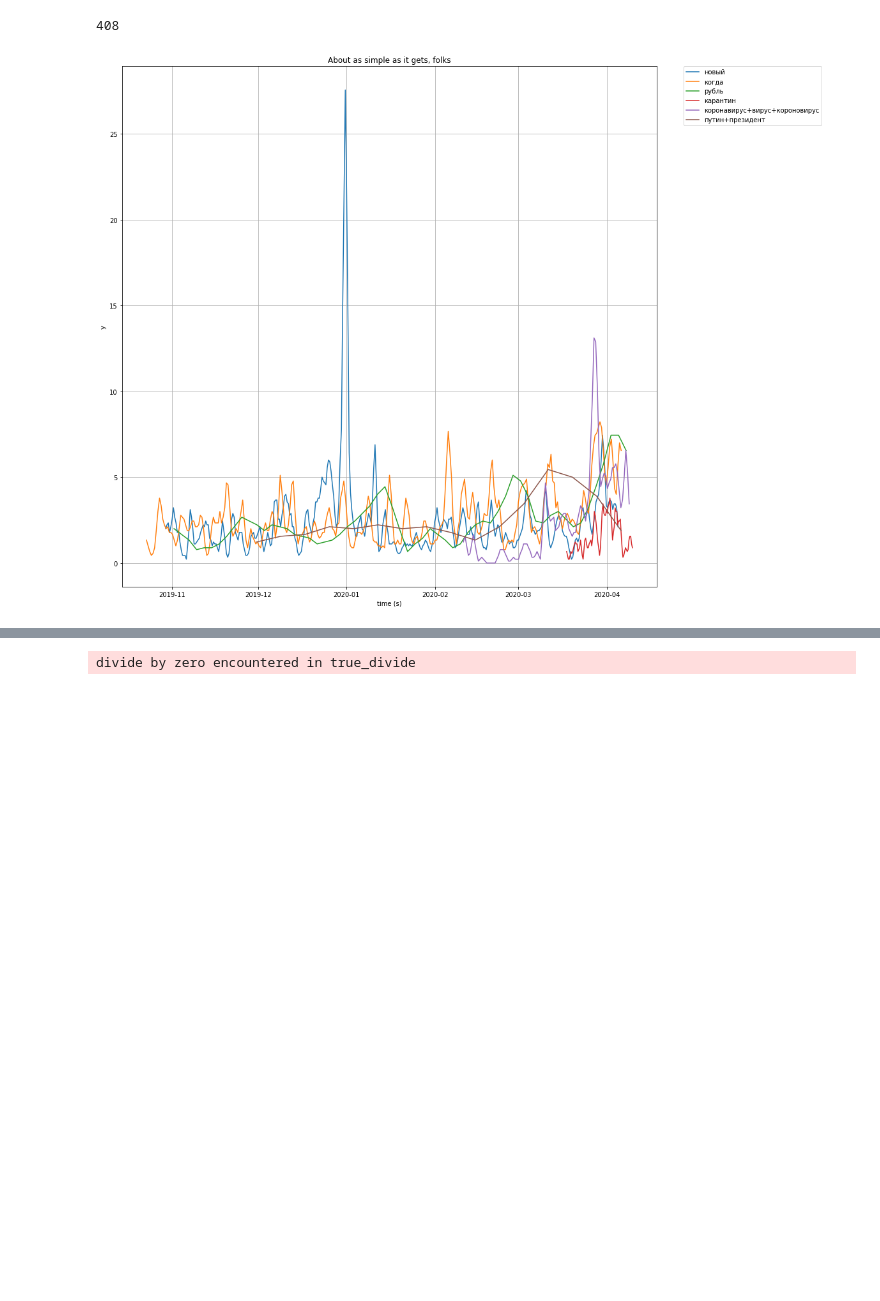
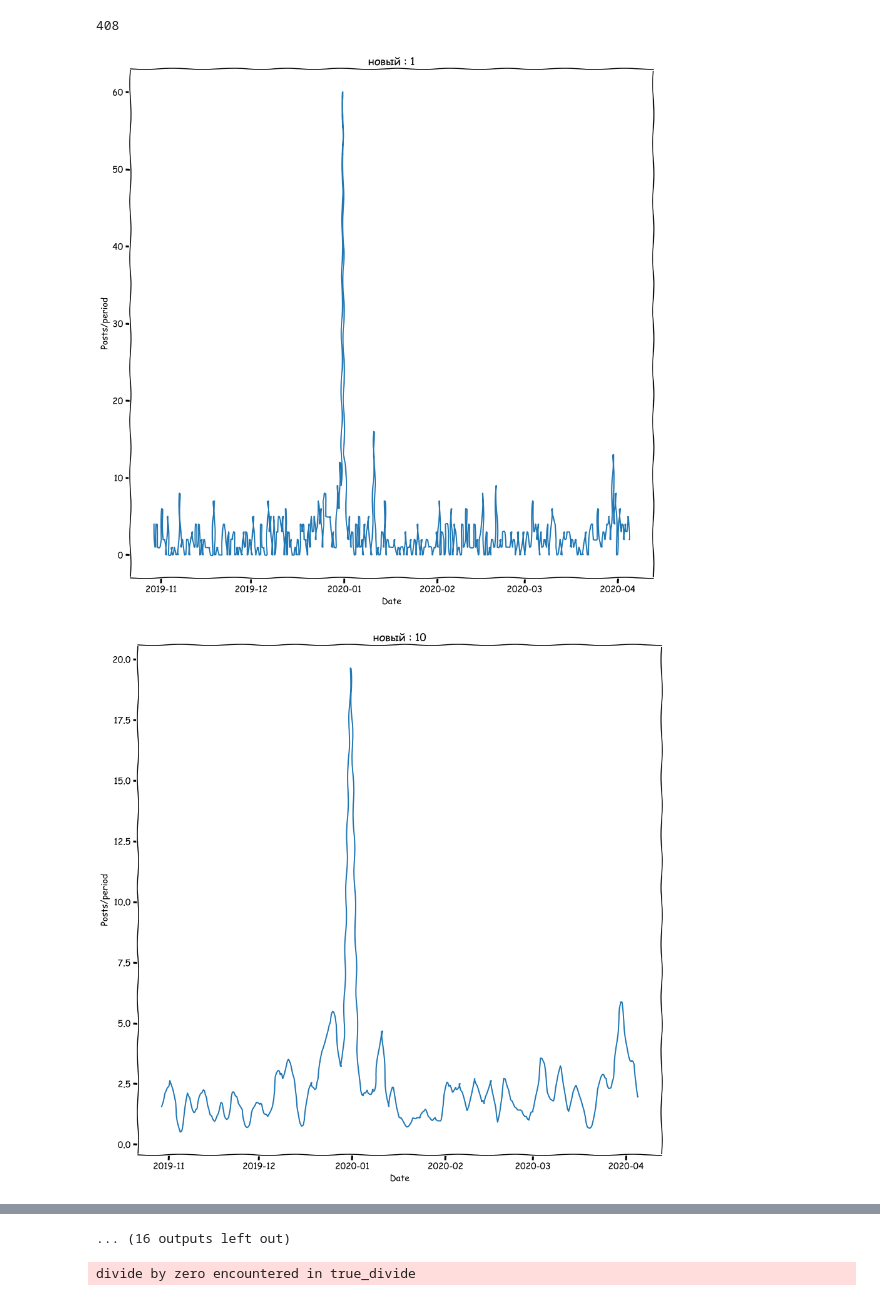
Before and after one commit to AzaubaevViktor/vk_grabber, a Jupyter notebook: word_downloader.ipynb, the cells around one changed output, grey strips where cells are left out. Drawn from its saved outputs; the diff is of its cells as text; code cells hidden in the pictures; blank space fills up the shorter version.

```diff
--- a/word_downloader.ipynb
+++ b/word_downloader.ipynb
@@ -214,39 +214,44 @@ def plot(ax, word, name):
 
     ax.plot(t, s, label=name)
 
-def get_ax():
+def get_ax(title):
     fig, ax = plt.subplots()
 
     fig.set_figwidth(15)
     fig.set_figheight(15)
 
-    ax.set(xlabel='time (s)', ylabel='y',
-           title='About as simple as it gets, folks')
+    ax.set(xlabel='Date', ylabel='Posts/period',
+           title=title)
     ax.grid()
 
     return ax
 # %%
-ax = get_ax()
 
 for ks in "новый", "когда", "рубль", "карантин", ("коронавирус", "вирус", "короновирус"), ("путин", "президент"):
     if not isinstance(ks, tuple):
         ks = (ks, )
 
     for k in ks:
         if k not in words:
             words[k] = Word(k)
             await words[k].download()
 
     word = words[ks[0]]
     for k in ks[1:]:
         word += words[k]
 
-    plot(ax, word.slice().to_grid(1 / 3).moving_avg(periods=6), name=word.word)
+    for periods in (1, 10, 20, 40, 50):
+        with plt.xkcd():
+            ax = get_ax(f"{word.word} : {periods}")
 
-# plot(ax, word.slice().integrate().diff().moving_avg(periods=12), name="slice+int")
+            plot(ax, word.slice().to_grid(1 / 3).moving_avg(periods=periods), name=word.word)
 
-plt.savefig('test.png')
-plt.legend(bbox_to_anchor=(1.05, 1), loc='upper left', borderaxespad=0.)
-plt.show()
+        # plot(ax, word.slice().integrate().diff().moving_avg(periods=12), name="slice+int")
+
+            plt.savefig(f'data/pictures/{word.word}_{periods}.png')
+            # plt.legend(bbox_to_anchor=(1.05, 1), loc='upper left', borderaxespad=0.)
+            if periods == 10:
+                plt.show()
 # %% [output]
-[figure, old version]
+[figure, new version]
+[figure, added]
@@ -253,3 +268,4 @@ plt.show()
+... (16 outputs left out)
 # %%
 word = words['президент'].slice().to_grid(1).moving_avg(periods=2)
 rfft = np.fft.rfft(word.v)
```
Also changed, not shown: parts of 1 cell of this notebook.
